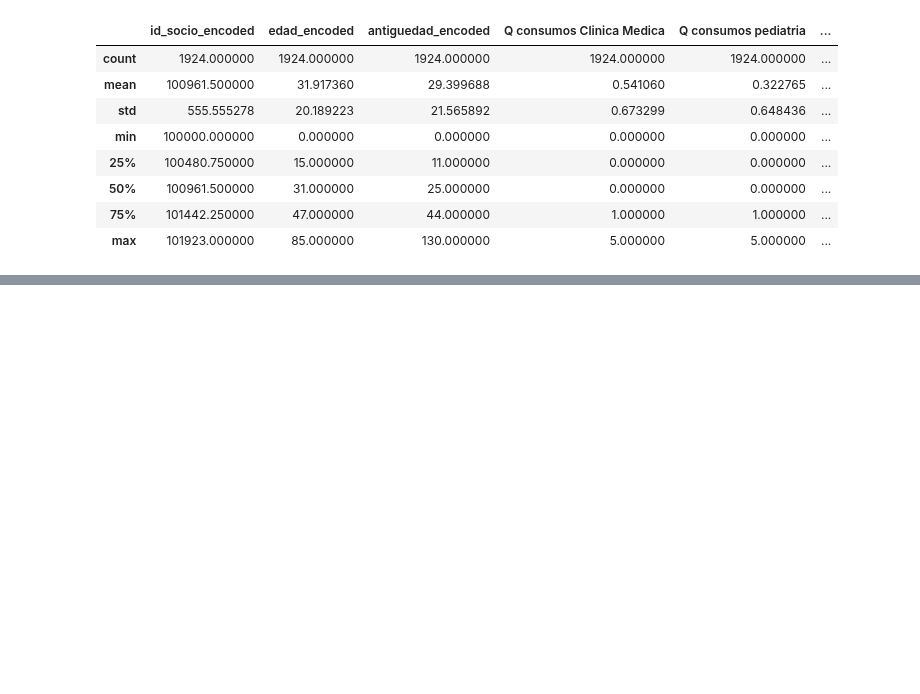
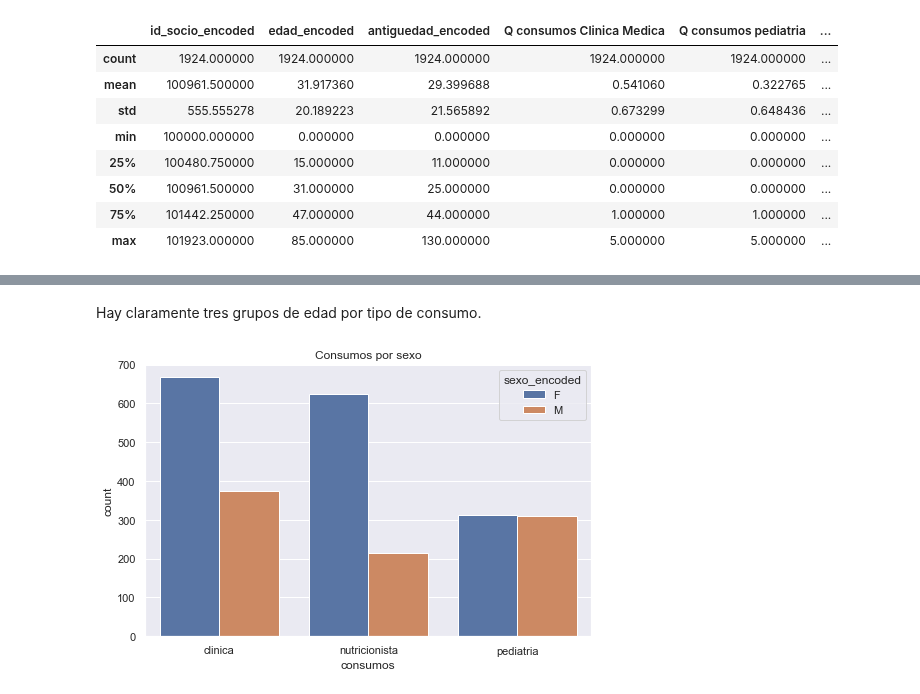
Before and after one commit to JuanMajul/Mentoria_DiploDatos2021, a Jupyter notebook: Análisis demanda.ipynb, the cells around one changed output, grey strips where cells are left out. Saved outputs shown, nothing was run; the diff lists cells and outputs as text; code cells hidden in the pictures; blank space fills up the shorter version.

```diff
--- a/Análisis demanda.ipynb
+++ b/Análisis demanda.ipynb
@@ -115,0 +231,12 @@ df.describe()
+# %% [markdown]
+Hay claramente tres grupos de edad por tipo de consumo.
+# %%
+plt.figure(figsize=(8,5))
+
+sns.countplot(data=df_nuevo,x='consumos',hue='sexo_encoded')
+
+plt.title('Consumos por sexo')
+
+plt.show()
+# %% [output]
+[figure, added]
```
Also changed, not shown: parts of 23 cells of this notebook.
